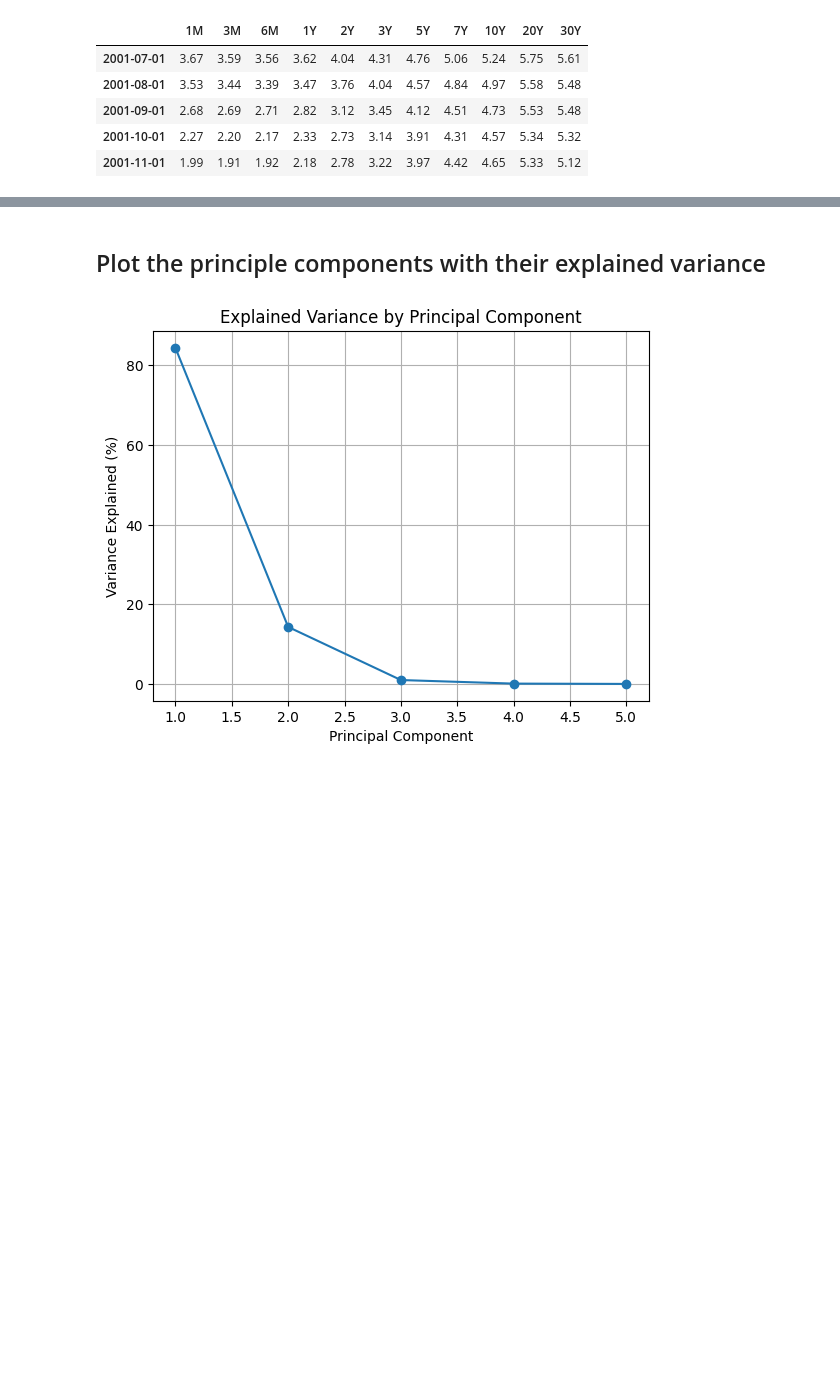
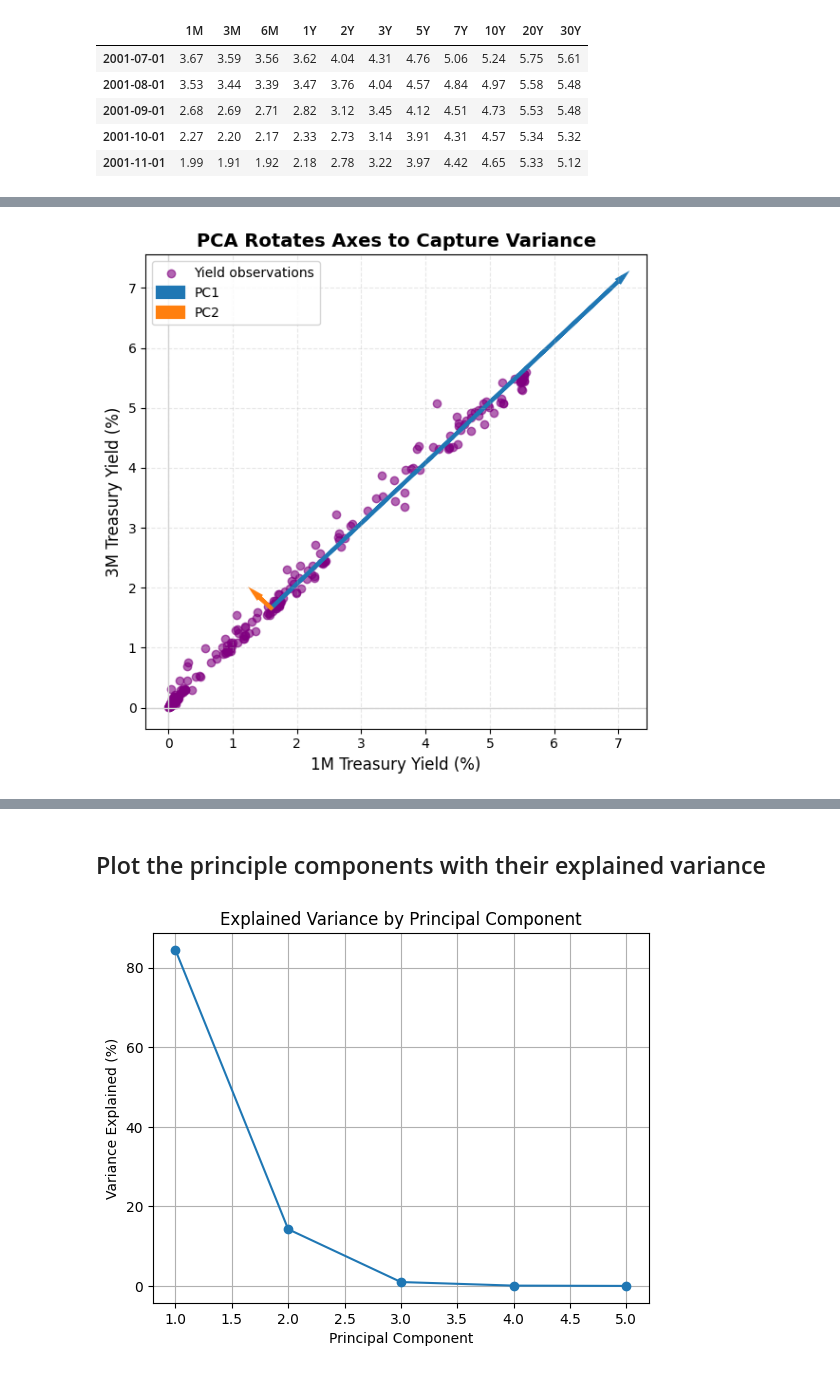
Before and after one commit to itszoetom/bondsPCA, a Jupyter notebook: pca_exp.ipynb, the cells around one changed output, grey strips where cells are left out. Cells and saved outputs as stored; diff of their text form; code cells hidden in the pictures; blank space fills up the shorter version.

```diff
--- a/pca_exp.ipynb
+++ b/pca_exp.ipynb
@@ -34,0 +67,41 @@ df.head()
+# %%
+import numpy as np
+import matplotlib.pyplot as plt
+from sklearn.decomposition import PCA
+
+# Use actual data: 1M vs 3M Treasury yields
+x = df['1M']
+y = df['3M']
+X = np.vstack([x, y]).T
+
+# Fit PCA
+pca = PCA()
+pca.fit(X)
+components = pca.components_
+mean = pca.mean_
+explained_var = pca.explained_variance_
+
+# Plot
+plt.figure(figsize=(6,6))
+plt.scatter(X[:, 0], X[:, 1], alpha=0.6, label='Yield observations', color='purple')
+
+# Draw the principal components
+for i, (length, vector) in enumerate(zip(explained_var, components)):
+    v = vector * 3 * np.sqrt(length)
+    plt.arrow(mean[0], mean[1], v[0], v[1],
+              head_width=0.05, head_length=0.1,
+              linewidth=3, color=f"C{i}", label=f"PC{i+1}")
+
+# Reference lines & aesthetics
+plt.axhline(0, color='lightgrey', lw=1)
+plt.axvline(0, color='lightgrey', lw=1)
+plt.xlabel("1M Treasury Yield (%)", fontsize=12)
+plt.ylabel("3M Treasury Yield (%)", fontsize=12)
+plt.title("PCA Rotates Axes to Capture Variance", fontsize=14, fontweight='bold')
+plt.legend(loc='upper left')
+plt.grid(True, linestyle='--', alpha=0.3)
+plt.tight_layout()
+plt.savefig("pca_yield_visual.png", dpi=300)
+plt.show()
+# %% [output]
+[figure, added]
```
Also changed, not shown: parts of 14 cells of this notebook, 4 other files.
